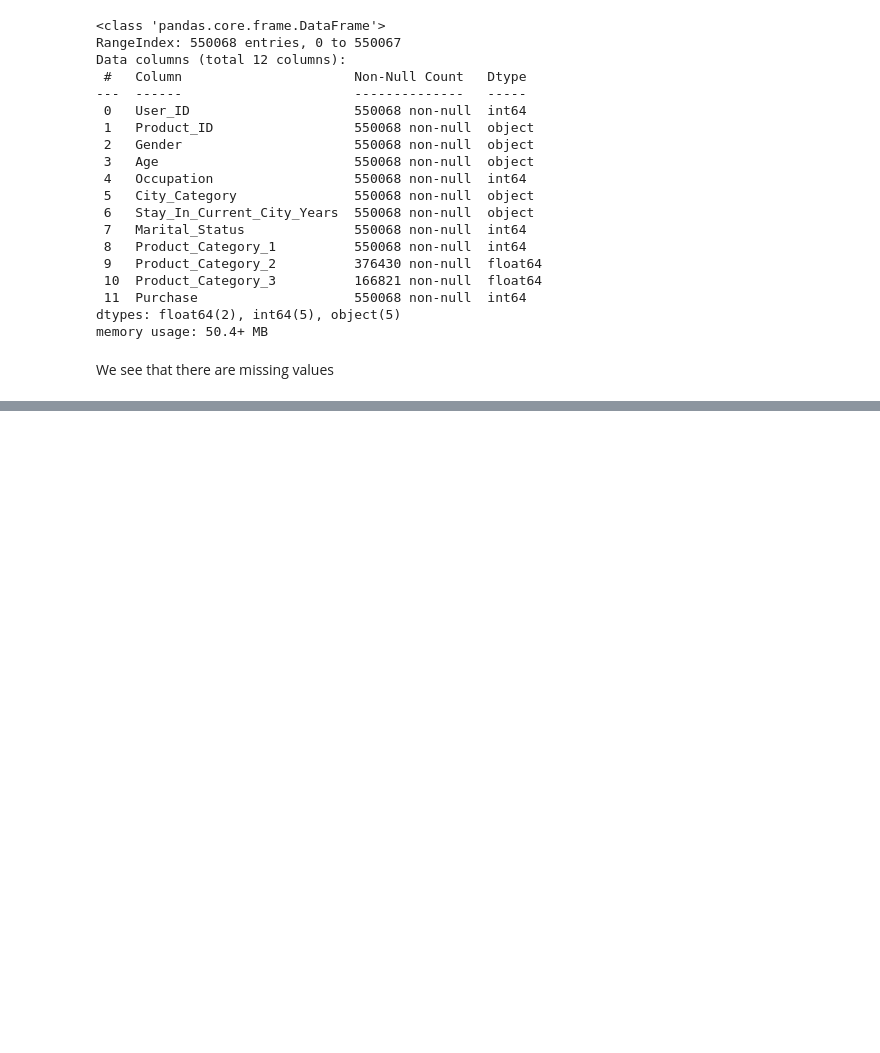
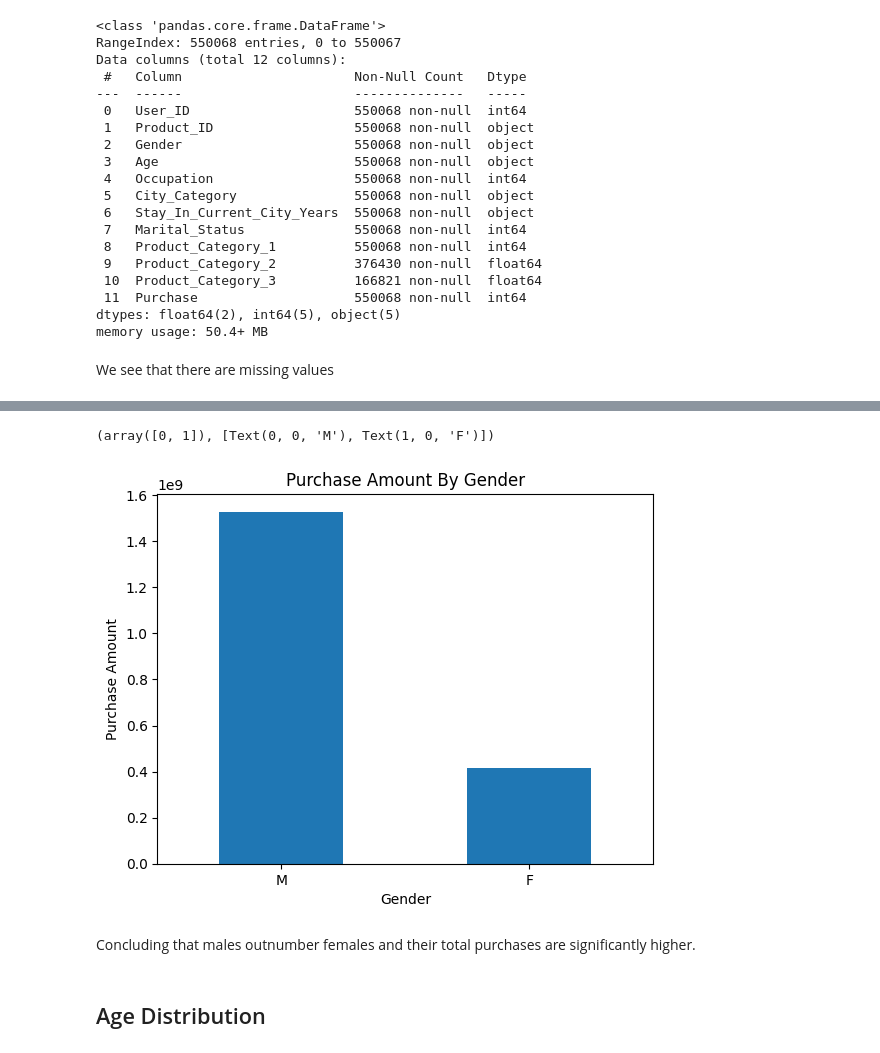
Before and after one commit to JKariithi/Black_friday_sales, a Jupyter notebook: black_friday_sales.ipynb, the cells around one changed output, grey strips where cells are left out. Drawn from its saved outputs; the diff is of its cells as text; code cells hidden in the pictures; blank space fills up the shorter version.

```diff
--- a/black_friday_sales.ipynb
+++ b/black_friday_sales.ipynb
@@ -61,0 +179,15 @@ We see that there are missing values
+# %%
+gender_purchase.plot(
+    kind="bar",
+    xlabel="Gender",
+    ylabel="Purchase Amount",
+    title="Purchase Amount By Gender"
+);
+plt.xticks(rotation=0)
+# %% [output]
+(array([0, 1]), [Text(0, 0, 'M'), Text(1, 0, 'F')])
+[figure, added]
+# %% [markdown]
+Concluding that males outnumber females and their total purchases are significantly higher.
+# %% [markdown]
+## Age Distribution
```
Also changed, not shown: parts of 46 cells of this notebook.
